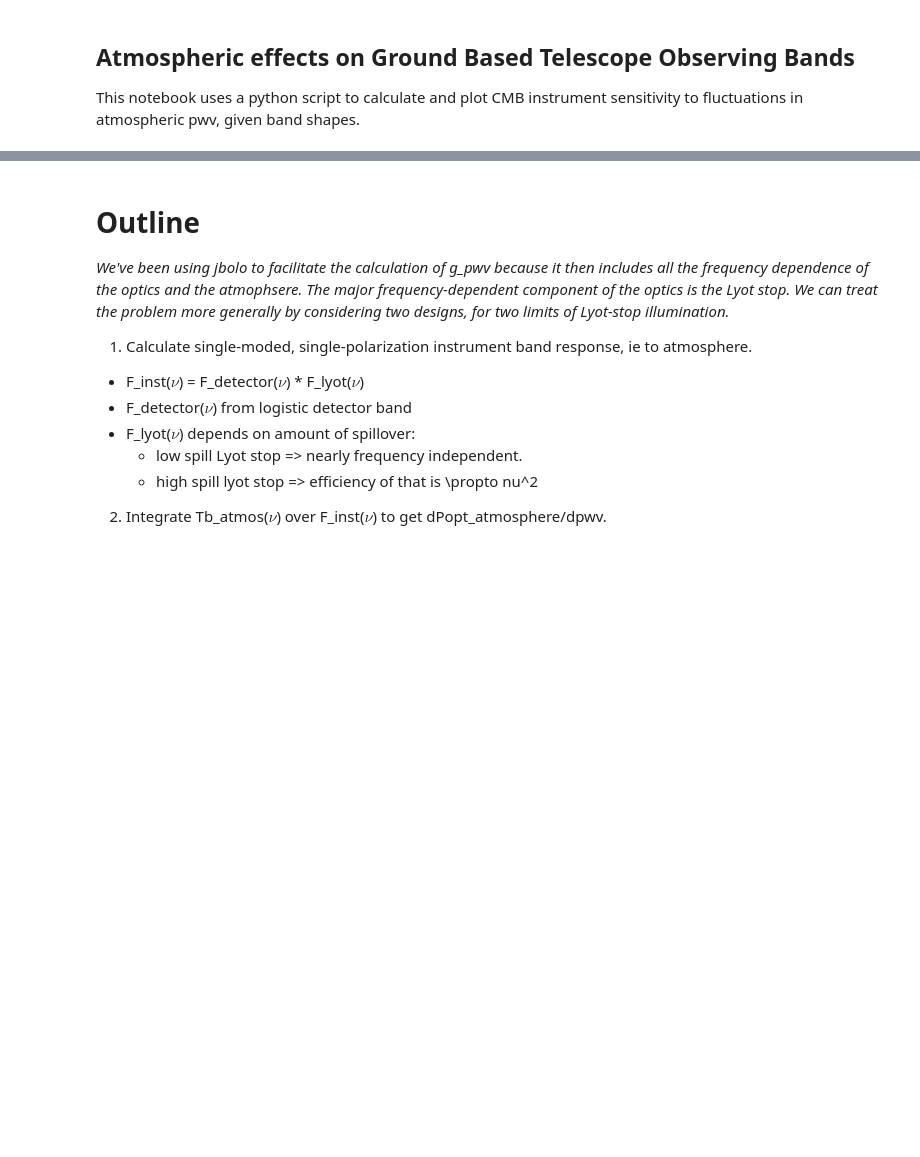
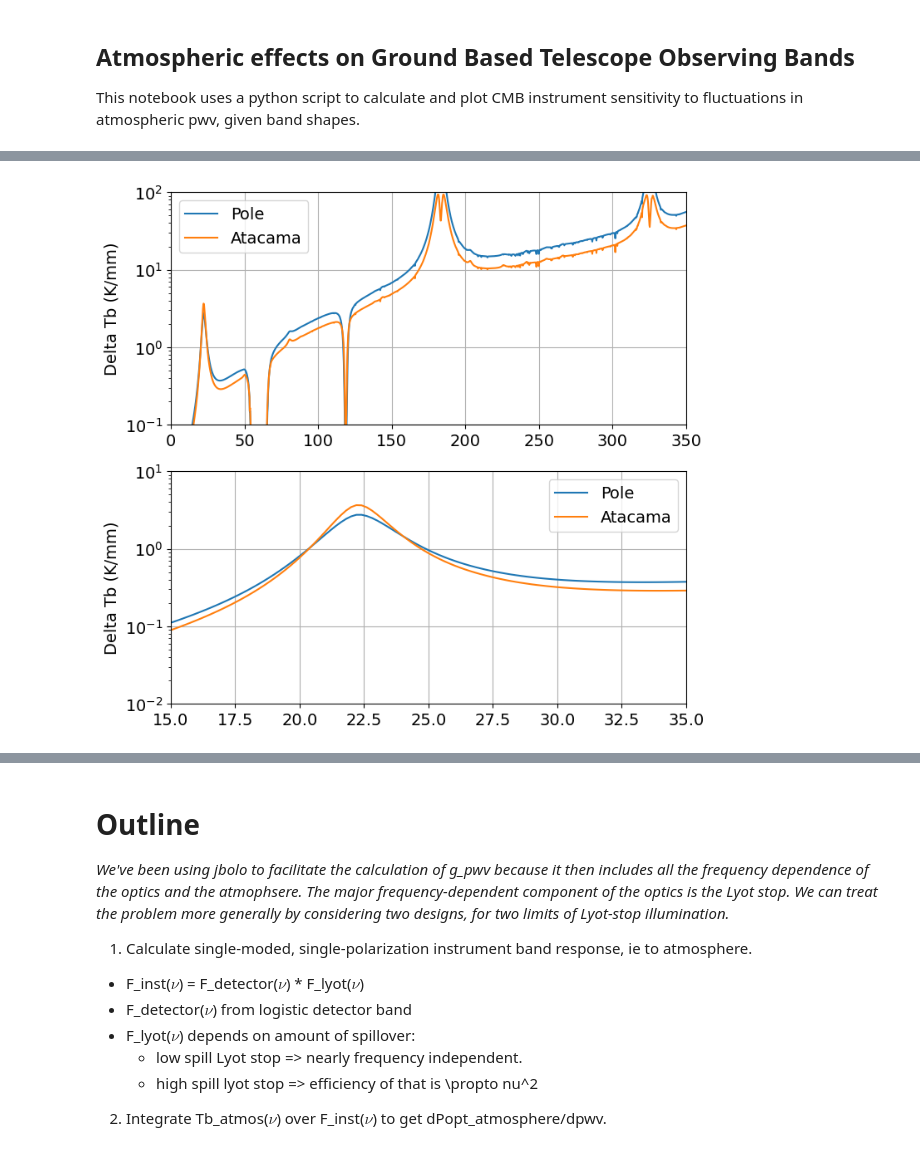
Before and after one commit to JohnRuhl/Atmos_pwv_flucts, a Jupyter notebook: Atmos_pwv_flucts.ipynb, the cells around one changed output, grey strips where cells are left out. Cells and saved outputs as stored; diff of their text form; code cells hidden in the pictures; blank space fills up the shorter version.

```diff
--- a/Atmos_pwv_flucts.ipynb
+++ b/Atmos_pwv_flucts.ipynb
@@ -35,0 +64,28 @@ plt.grid()
+# %%
+plt.rcParams.update({'font.size': 14})
+plt.rcParams['figure.figsize'] = [8, 8]
+
+# plot Tb differences between pwvs
+nuvec = atmos['Pole'][400][0]
+Tbdiff_pole = 10*(atmos['Pole'][400][1]-atmos['Pole'][300][1])  #K/mm
+Tbdiff_atacama = 10*(atmos['Atacama'][1000][1]-atmos['Atacama'][900][1])  #K/mm
+
+plt.subplot(2,1,1)
+plt.semilogy(nuvec,Tbdiff_pole,label='Pole')
+plt.semilogy(nuvec,Tbdiff_atacama,label='Atacama')
+plt.ylabel('Delta Tb (K/mm)')
+plt.legend()
+plt.xlim(0,350)
+plt.ylim(0.1,100)
+plt.grid()
+
+plt.subplot(2,1,2)
+plt.semilogy(nuvec,Tbdiff_pole,label='Pole')
+plt.semilogy(nuvec,Tbdiff_atacama,label='Atacama')
+plt.ylabel('Delta Tb (K/mm)')
+plt.legend()
+plt.xlim(15,35)
+plt.ylim(0.01,10)
+plt.grid()
+# %% [output]
+[figure, added]
```
Also changed, not shown: parts of 3 cells of this notebook.
